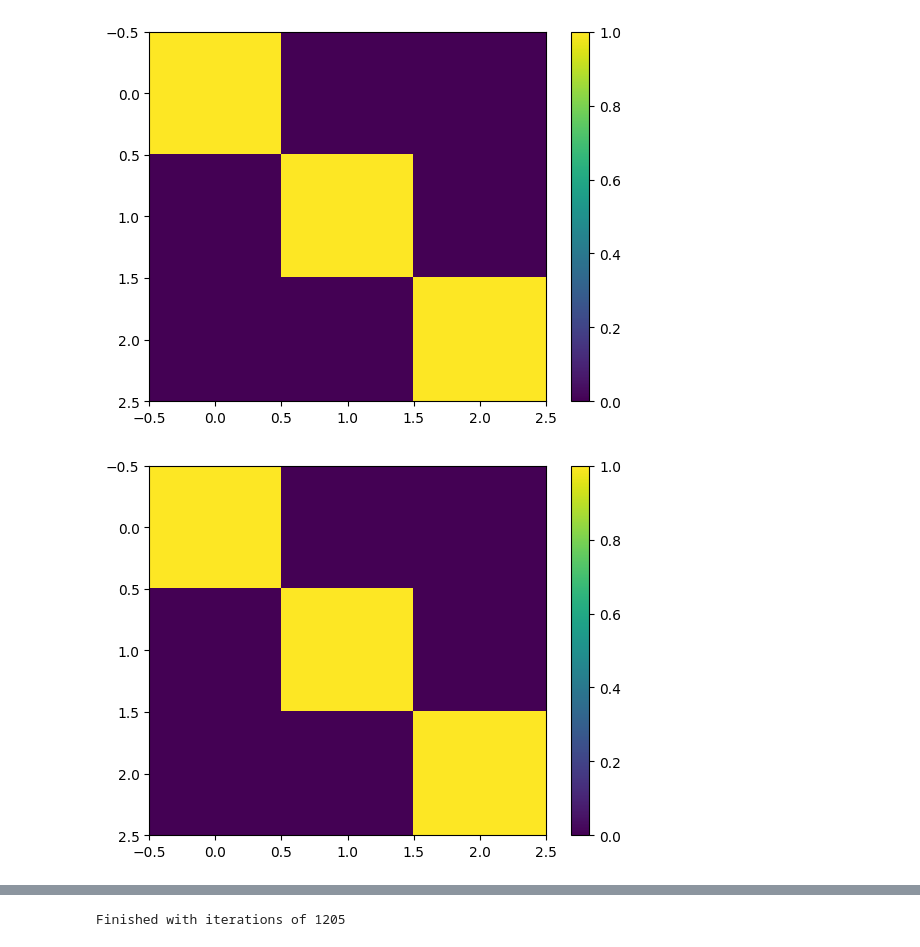
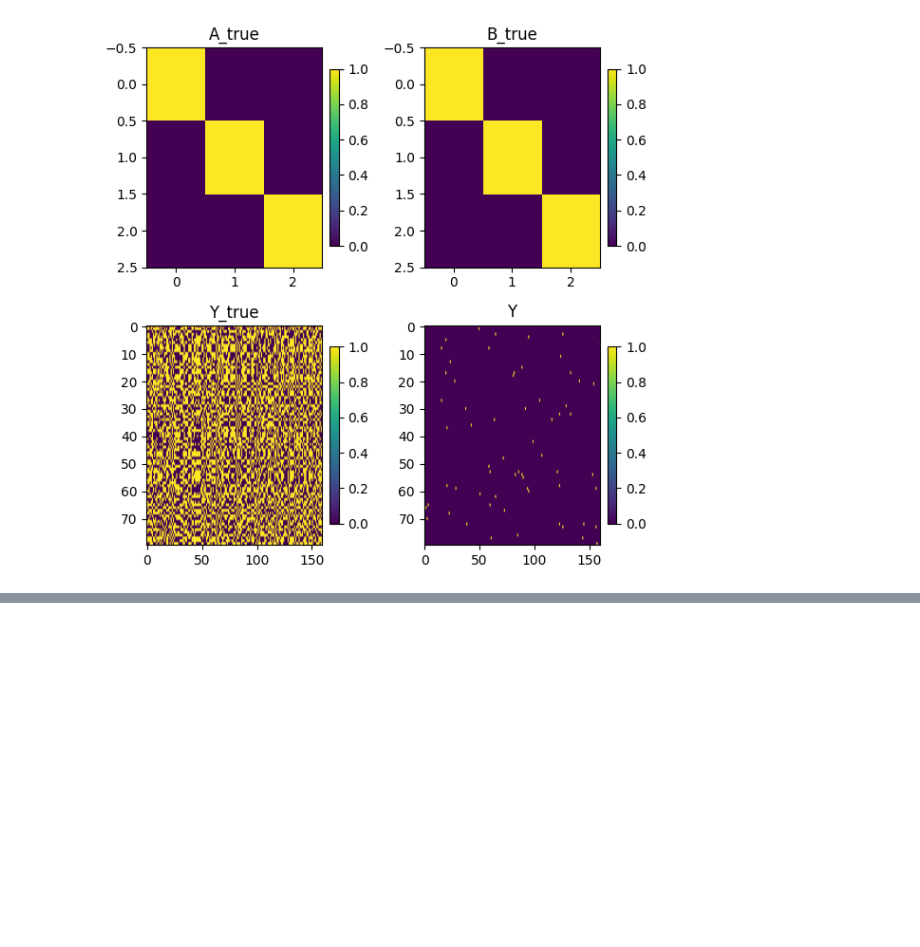
Before and after one commit to Sijianf/BVSIMC, a Jupyter notebook: working_notebook.ipynb, the cells around one changed output, grey strips where cells are left out. Cells and saved outputs as stored; diff of their text form; code cells hidden in the pictures; blank space fills up the shorter version.

```diff
--- a/working_notebook.ipynb
+++ b/working_notebook.ipynb
@@ -17,22 +18,13 @@ V_true = V[:, :K2]
 A_true = np.eye(K1)
 B_true = np.eye(K2)
 
-
-def plot_matrix(mat):
-    import matplotlib.pyplot as plt
-
-    plt.imshow(mat, aspect="auto", cmap="viridis")
-    plt.colorbar()
-    plt.show()
-
-
 Pr = expit(U_true @ A_true @ B_true.T @ V_true.T)
 Y_true = (Pr > 0.5).astype(int)
 
-sparsity = 0.1
+sparsity = 0.01
 index = np.array(np.meshgrid(np.arange(I), np.arange(J))).T.reshape(-1, 2)
 masked_indices = index[
-    np.random.choice(index.shape[0], size=int(sparsity * I * J), replace=False)
+    np.random.choice(index.shape[0], size=int((1 - sparsity) * I * J), replace=False)
 ]
 Y_masked = Y_true[masked_indices[:, 0], masked_indices[:, 1]]
 Y = Y_true.copy()
@@ -45,10 +37,25 @@ A[range(K), range(K)] = 1
 B = np.zeros((d2, K))
 B[range(K), range(K)] = 1
 # %%
-plot_matrix(A_true)
-plot_matrix(B_true)
-plot_matrix(Y_true)
-plot_matrix(Y)
+fig, axes = plt.subplots(2, 2, figsize=(6, 6))
+
+axes[0, 0].imshow(A_true, aspect="auto", cmap="viridis")
+axes[0, 0].set_title("A_true")
+plt.colorbar(axes[0, 0].images[0], ax=axes[0, 0], fraction=0.046, pad=0.04)
+
+axes[0, 1].imshow(B_true, aspect="auto", cmap="viridis")
+axes[0, 1].set_title("B_true")
+plt.colorbar(axes[0, 1].images[0], ax=axes[0, 1], fraction=0.046, pad=0.04)
+
+axes[1, 0].imshow(Y_true, aspect="auto", cmap="viridis")
+axes[1, 0].set_title("Y_true")
+plt.colorbar(axes[1, 0].images[0], ax=axes[1, 0], fraction=0.046, pad=0.04)
+
+axes[1, 1].imshow(Y, aspect="auto", cmap="viridis")
+axes[1, 1].set_title("Y")
+plt.colorbar(axes[1, 1].images[0], ax=axes[1, 1], fraction=0.046, pad=0.04)
+
+plt.tight_layout()
+plt.show()
 # %% [output]
-[figure, old version]
+[figure, new version]
-[figure, removed]
@@ -57,26 +62,24 @@ plot_matrix(Y)
 # %%
 est_mu, est_A, est_B = BiSSGL.optimization(
-    Y,
+    Y_true,
     U=U,
     V=V,
     xi=1,
-    eta=1e-3,
-    tilde_lambda0=2,
+    eta=1e-5,
+    tilde_lambda0=1,
     tilde_lambda1=1,
     tilde_alpha=1,
     tilde_beta=1,
-    lambda0=2,
+    lambda0=1,
     lambda1=1,
     alpha=1,
     beta=1,
     K=3,
     max_iter=5000,
-    tol=1e-5,
+    tol=1e-12,
     # A = A,
     # B = B
 )
-# %% [output]
-Finished with iterations of 1205
 # %%
 print(est_mu)
 # %% [output]
```
Also changed, not shown: parts of 13 cells of this notebook, 1 other file.
